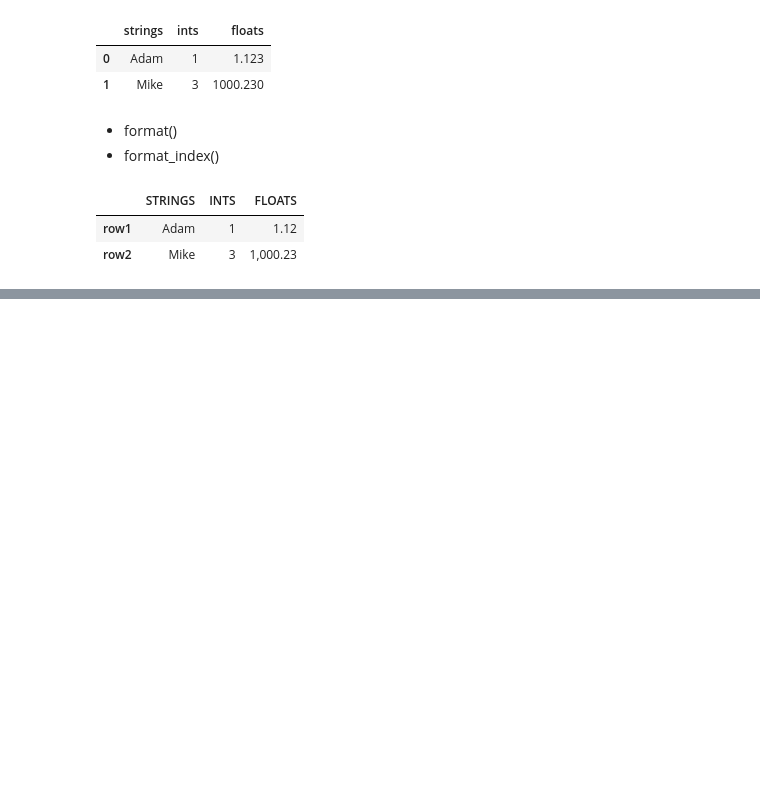
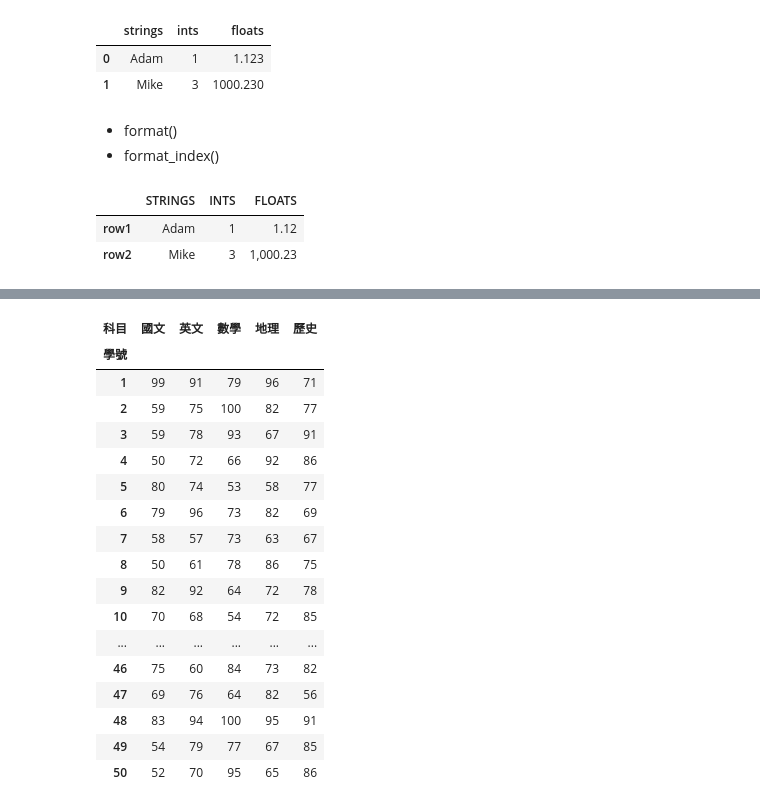
Before and after one commit to sevenowen/Python_analysis, a Jupyter notebook: lesson9_5.ipynb, the cells around one changed output, grey strips where cells are left out. Saved outputs shown, nothing was run; the diff lists cells and outputs as text; code cells hidden in the pictures; blank space fills up the shorter version.

```diff
--- a/lesson9_5.ipynb
+++ b/lesson9_5.ipynb
@@ -42,0 +211,27 @@ df.style\
+# %%
+def style_cells(row):
+    if len(row[row < 60]) >= 3:
+        return ['background-color: red' for _ in row]
+    else:
+        return ['','','','','']
+
+df.style.apply(style_cells, axis=1)
+# %% [output]
+| 科目 | 國文 | 英文 | 數學 | 地理 | 歷史 |
+| 學號 |  |  |  |  |  |
+| 1 | 99 | 91 | 79 | 96 | 71 |
+| 2 | 59 | 75 | 100 | 82 | 77 |
+| 3 | 59 | 78 | 93 | 67 | 91 |
+| 4 | 50 | 72 | 66 | 92 | 86 |
+| 5 | 80 | 74 | 53 | 58 | 77 |
+| 6 | 79 | 96 | 73 | 82 | 69 |
+| 7 | 58 | 57 | 73 | 63 | 67 |
+| 8 | 50 | 61 | 78 | 86 | 75 |
+| 9 | 82 | 92 | 64 | 72 | 78 |
+| 10 | 70 | 68 | 54 | 72 | 85 |
+| ... | ... | ... | ... | ... | ... |
+| 46 | 75 | 60 | 84 | 73 | 82 |
+| 47 | 69 | 76 | 64 | 82 | 56 |
+| 48 | 83 | 94 | 100 | 95 | 91 |
+| 49 | 54 | 79 | 77 | 67 | 85 |
+| 50 | 52 | 70 | 95 | 65 | 86 |
```
Also changed, not shown: parts of 10 cells of this notebook, 3 other files.
